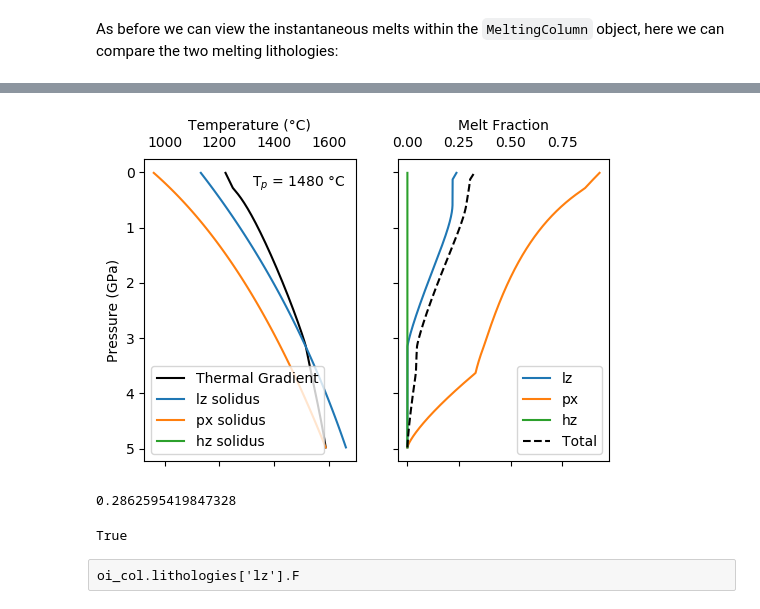
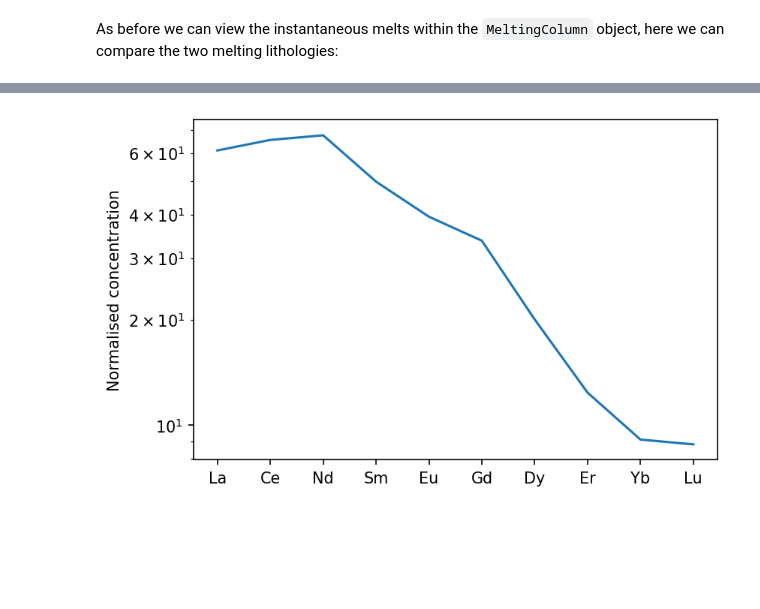
Before and after one commit to simonwmatthews/pyMelt, a Jupyter notebook: docs/tutorial/tutorial3.ipynb, the cells around one changed output, grey strips where cells are left out. Cells and saved outputs as stored; diff of their text form; code cells hidden in the pictures; blank space fills up the shorter version.

```diff
--- a/docs/tutorial/tutorial3.ipynb
+++ b/docs/tutorial/tutorial3.ipynb
@@ -264,15 +243,4 @@ plt.show()
-# %%
-f,a = oi_col.plot()
-plt.show()
-# %% [output]
-[figure, removed]
-# %%
-lz._FcpxOut(0.3)
-# %% [output]
-0.2862595419847328
-# %%
-any(np.array([0.1,0.5,0.7])[x] > np.array([0.2,0.2,0.8])[x] for x in range(3))
-# %% [output]
-True
-# %% [raw]
-oi_col.lithologies['lz'].F
+# %%
+f,a = oib.plot_spider(element_order=['La','Ce','Nd','Sm','Eu','Gd','Dy','Er','Yb','Lu'])
+# %% [output]
+[figure, added]
```
Also changed, not shown: parts of 14 cells of this notebook, 2 other files.
